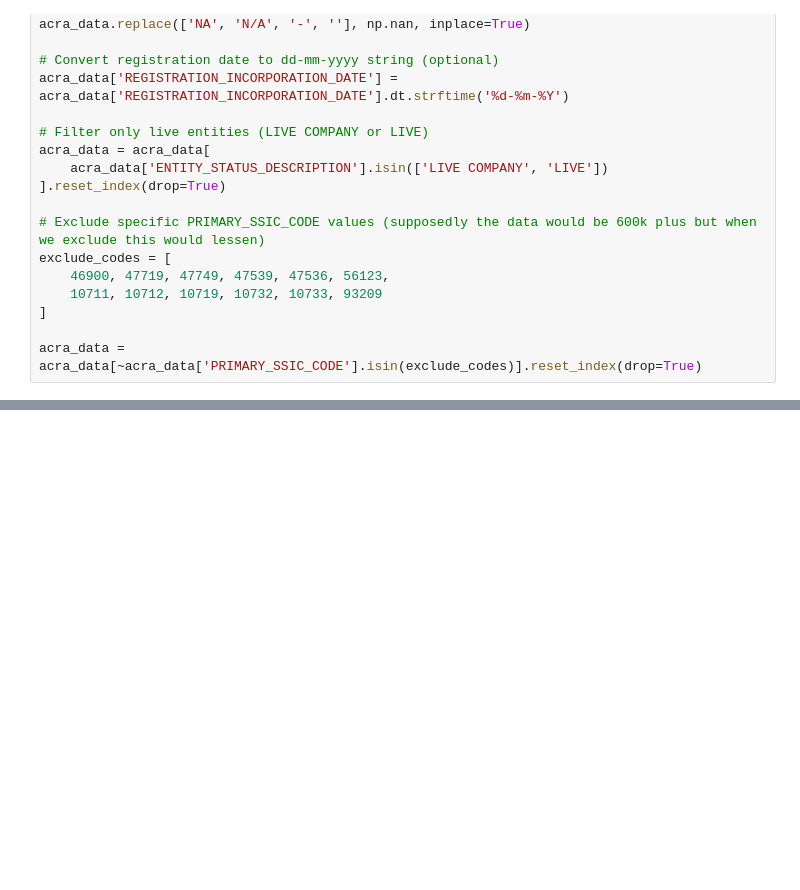
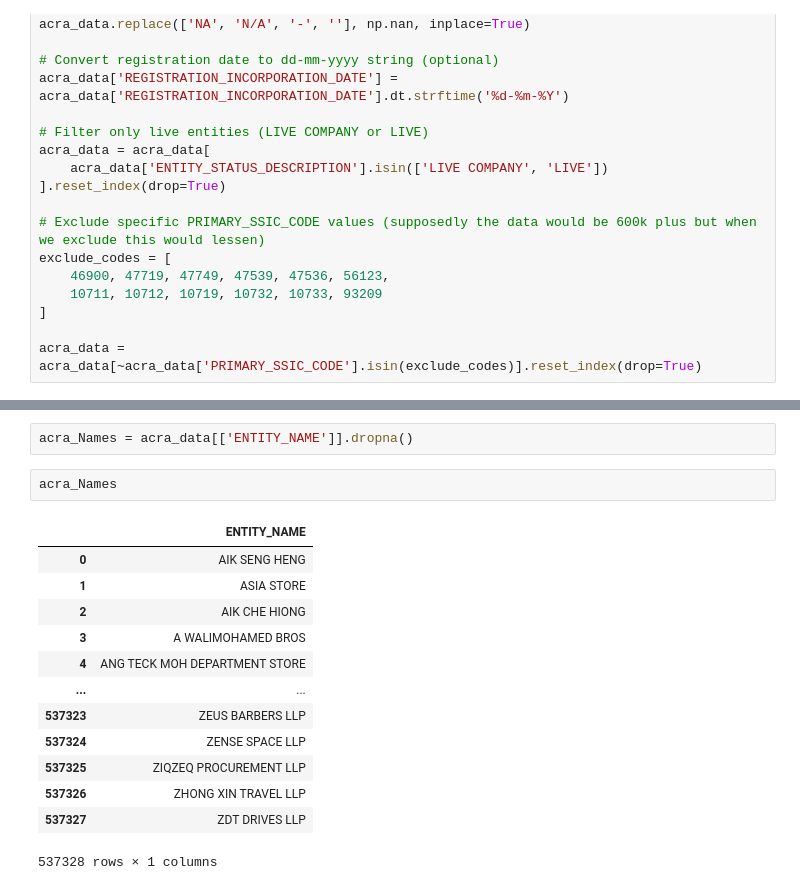
Before and after one commit to AzlieJohari57/Adhoc_Leads_Refinement_Pipeline, a Jupyter notebook: Bronze_1.ipynb, the cells around one changed output, grey strips where cells are left out. Saved outputs shown, nothing was run; the diff lists cells and outputs as text; blank space fills up the shorter version.

```diff
--- a/Bronze_1.ipynb
+++ b/Bronze_1.ipynb
@@ -186,0 +141,18 @@ First few rows:
+# %%
+acra_Names = acra_data[['ENTITY_NAME']].dropna()
+# %%
+acra_Names
+# %% [output]
+|  | ENTITY_NAME |
+| 0 | AIK SENG HENG |
+| 1 | ASIA STORE |
+| 2 | AIK CHE HIONG |
+| 3 | A WALIMOHAMED BROS |
+| 4 | ANG TECK MOH DEPARTMENT STORE |
+| ... | ... |
+| 537323 | ZEUS BARBERS LLP |
+| 537324 | ZENSE SPACE LLP |
+| 537325 | ZIQZEQ PROCUREMENT LLP |
+| 537326 | ZHONG XIN TRAVEL LLP |
+| 537327 | ZDT DRIVES LLP |
+537328 rows × 1 columns
```
Also changed, not shown: parts of 19 cells of this notebook, 3 other files.
